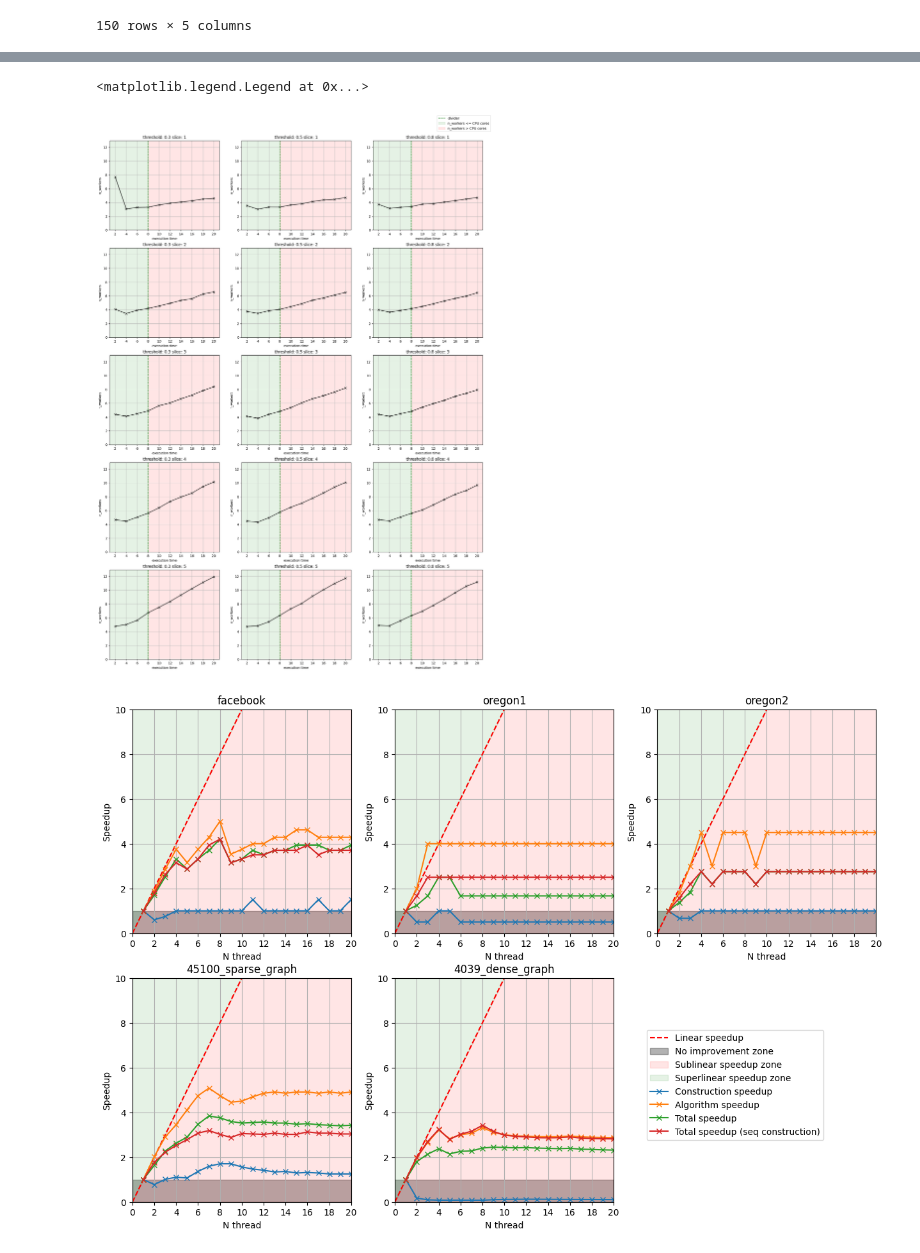
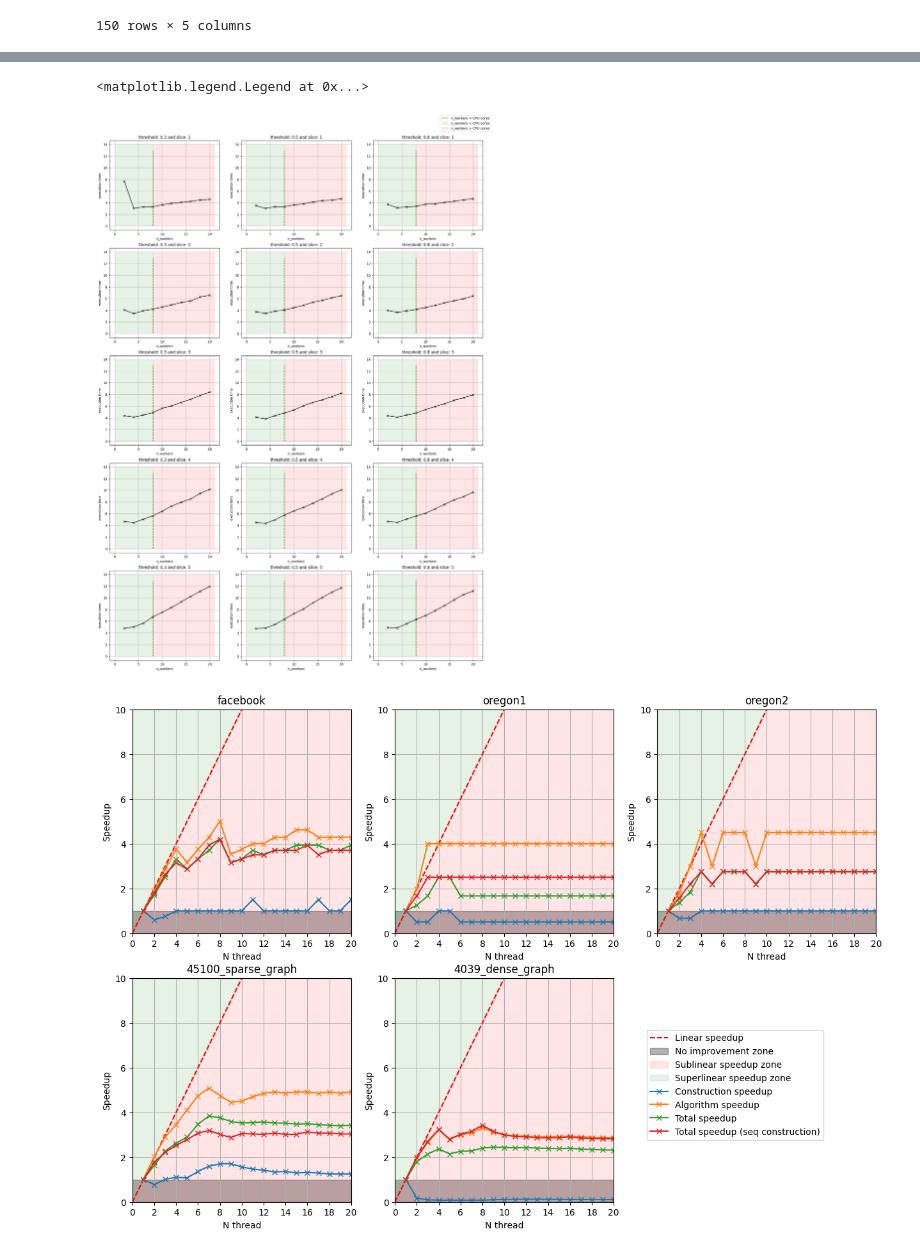
Before and after one commit to Lotto98/All-Documents-Pairs-Similarity, a Jupyter notebook: plot_generator.ipynb, the cells around one changed output, grey strips where cells are left out. Cells and saved outputs as stored; diff of their text form; code cells hidden in the pictures.

Commit message:
fixed (hopefully) plot generator partial

```diff
--- a/plot_generator.ipynb
+++ b/plot_generator.ipynb
@@ -28,42 +42,43 @@ data
 # %%
 threshold_slice_pairs=[(slice_, threshold) for slice_ in data["n_slices"].unique() for threshold in data["threshold"].unique()]
 
 fig,axs=plt.subplots(int(len(threshold_slice_pairs)/3),3,figsize=(20,28))
 
 axs=[item for sublist in axs for item in sublist]
 
 for ax,(s,t) in zip(axs,threshold_slice_pairs):
 
-        ax.set_title("threshold: "+str(t)+" slice: "+str(s))
+        ax.set_title("threshold: "+str(t)+" and slice: "+str(s))
 
-        ax.set_xlim(1, data["n_workers"].max()+1)
-        ax.set_ylim(0, data["spark_time"].max()+1)
+        #ax.set_xlim(1, data["n_workers"].max()+1)
+        #ax.set_ylim(0, data["spark_time"].max()+1)
 
-        ax.set_xlabel("execution time")
-        ax.set_ylabel("n_workers")
+        ax.set_xlabel("n_workers")
+        ax.set_ylabel("execution time")
 
-        ax.xaxis.set_major_locator(ticker.MaxNLocator(integer=True))
+        #ax.xaxis.set_major_locator(ticker.MaxNLocator(integer=True))
 
         ax.plot(data[(data.n_slices == s) & (data.threshold == t)]["n_workers"],
+                #data[(data.n_slices == s) & (data.threshold == t)]["seq_time"].mean()/data[(data.n_slices == s) & (data.threshold == t)]["spark_time"],
                 data[(data.n_slices == s) & (data.threshold == t)]["spark_time"],
                 '-x', color='black')
 
-        line = mlines.Line2D([8, 8], [0, data["spark_time"].max() +1 ], color='green',linestyle="dashed",label="divider")
+        line = mlines.Line2D([8, 8], [0, data["spark_time"].max() +1 ], color='green',linestyle="dashed",label="n_workers = CPU cores")
         ax.add_line(line)
 
         ax.fill_between(range(0,9), data["spark_time"].max()+2, 0,
-                        alpha=0.1,color="green",label="n_workers <= CPU cores")
+                        alpha=0.1,color="green",label="n_workers < CPU cores")
 
         ax.fill_between(range(8,int(data["n_workers"].max()+2)), data["spark_time"].max()+2, 0,
                         alpha=0.1,color="red",label="n_workers > CPU cores")
         ax.grid()
 
         handles, labels = ax.get_legend_handles_labels()
 
 fig.legend(handles, labels, loc="upper right", bbox_to_anchor=(0.92, 0.92))
 # %% [output]
 <matplotlib.legend.Legend at 0x...>
-[figure, old version]
+[figure, new version]
 # %%
 def plot_(max_thread:int,max_speedup:int):
 
```
Also changed, not shown: parts of 1 cell of this notebook, 5 other files.
